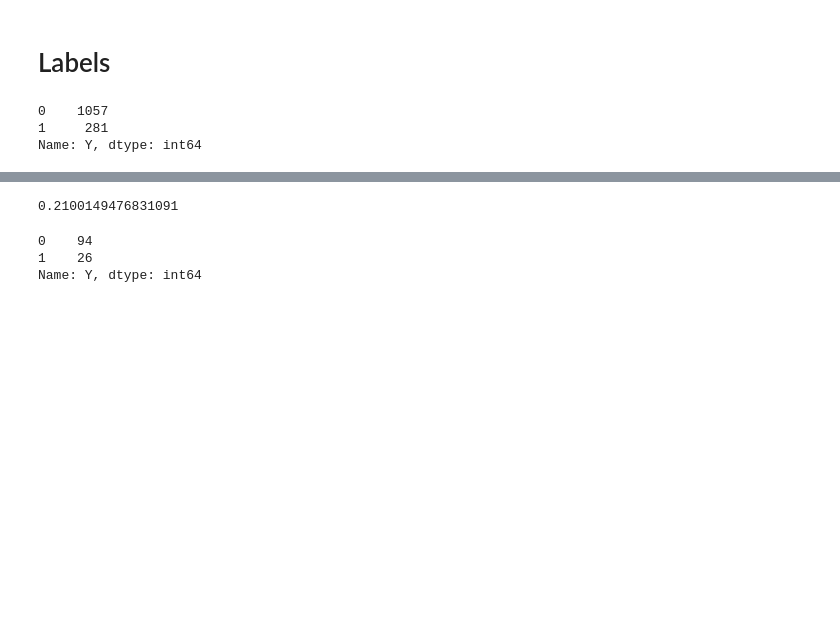
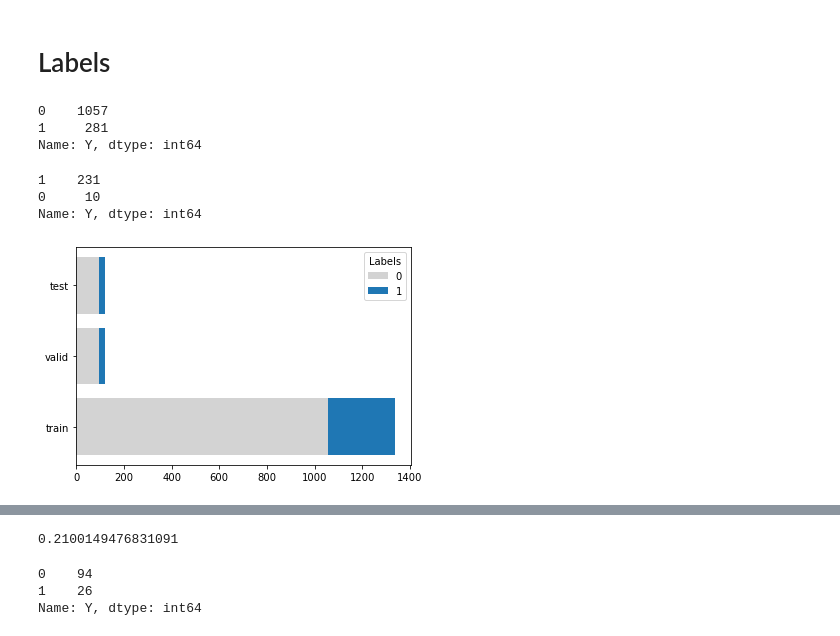
Before and after one commit to kvetab/di-pred, a Jupyter notebook: notebooks/data_processing/04-data-split-deduplicated.ipynb, the cells around one changed output, grey strips where cells are left out. Saved outputs shown, nothing was run; the diff lists cells and outputs as text; code cells hidden in the pictures; blank space fills up the shorter version.

Commit message:
Add images

```diff
--- a/notebooks/data_processing/04-data-split-deduplicated.ipynb
+++ b/notebooks/data_processing/04-data-split-deduplicated.ipynb
@@ -347,3 +347,7 @@ between_group_similarities.min().min()
 The maximum similarity of sequences in the train and test set is 0.89, as expected thanks to the distance cutoff of 0.1.
 # %% [markdown]
 # Labels
+# %%
+chen_train = pd.read_csv(path.join(DATA_DIR, "chen/deduplicated/chen_train_data.csv"), index_col=0)
+chen_valid = pd.read_csv(path.join(DATA_DIR, "chen/deduplicated/chen_valid_data.csv"), index_col=0)
+chen_test = pd.read_csv(path.join(DATA_DIR, "chen/deduplicated/chen_test_data.csv"), index_col=0)
@@ -353,3 +359,9 @@ chen_train["Y"].value_counts()
 0    1057
 1     281
 Name: Y, dtype: int64
+# %%
+tap_data["Y"].value_counts()
+# %% [output]
+1    231
+0     10
+Name: Y, dtype: int64
@@ -355,0 +371,14 @@ Name: Y, dtype: int64
+# %%
+sets = ["train", "valid", "test"]
+zeros = [chen_train["Y"].value_counts()[0], chen_valid["Y"].value_counts()[0], chen_test["Y"].value_counts()[0]]
+ones = [chen_train["Y"].value_counts()[1], chen_valid["Y"].value_counts()[1], chen_test["Y"].value_counts()[1]]
+
+b1 = plt.barh(sets, zeros, color="lightgray")
+b2 = plt.barh(sets, ones, left=zeros, color='#1f77b4')
+
+plt.legend([b1, b2], ["0", "1"], title="Labels", loc="upper right")
+plt.savefig(path.join(DATA_DIR, "images/label_numbers_chen_split.png"))
+
+plt.show()
+# %% [output]
+[figure, added]
```
Also changed, not shown: parts of 15 cells of this notebook.
